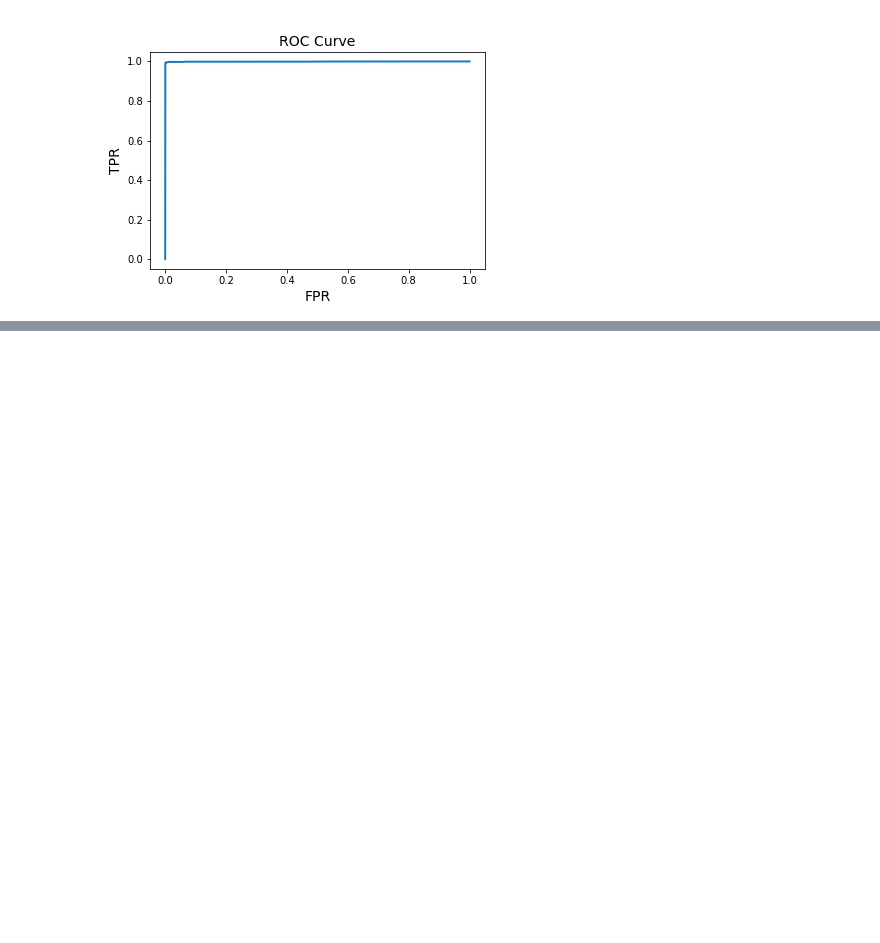
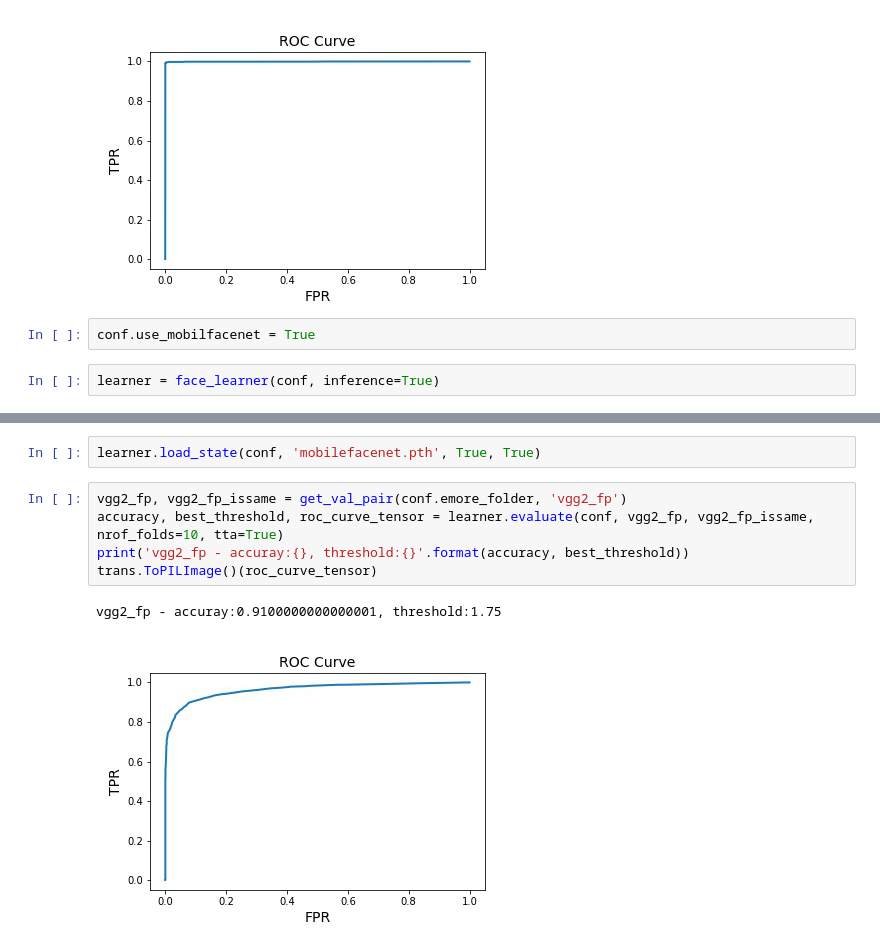
Before and after one commit to TreB1eN/InsightFace_Pytorch, a Jupyter notebook: evaluate_model.ipynb, the cells around one changed output, grey strips where cells are left out. Drawn from its saved outputs; the diff is of its cells as text; blank space fills up the shorter version.

```diff
--- a/evaluate_model.ipynb
+++ b/evaluate_model.ipynb
@@ -78,3 +78,7 @@ trans.ToPILImage()(roc_curve_tensor)
 # %% [output]
 lfw - accuray:0.9951666666666666, threshold:1.392
 [figure]
+# %%
+conf.use_mobilfacenet = True
+# %%
+learner = face_learner(conf, inference=True)
@@ -80,0 +91,10 @@ lfw - accuray:0.9951666666666666, threshold:1.392
+# %%
+learner.load_state(conf, 'mobilefacenet.pth', True, True)
+# %%
+vgg2_fp, vgg2_fp_issame = get_val_pair(conf.emore_folder, 'vgg2_fp')
+accuracy, best_threshold, roc_curve_tensor = learner.evaluate(conf, vgg2_fp, vgg2_fp_issame, nrof_folds=10, tta=True)
+print('vgg2_fp - accuray:{}, threshold:{}'.format(accuracy, best_threshold))
+trans.ToPILImage()(roc_curve_tensor)
+# %% [output]
+vgg2_fp - accuray:0.9100000000000001, threshold:1.75
+[figure, added]
```
Also changed, not shown: parts of 8 cells of this notebook, 3 other files.
